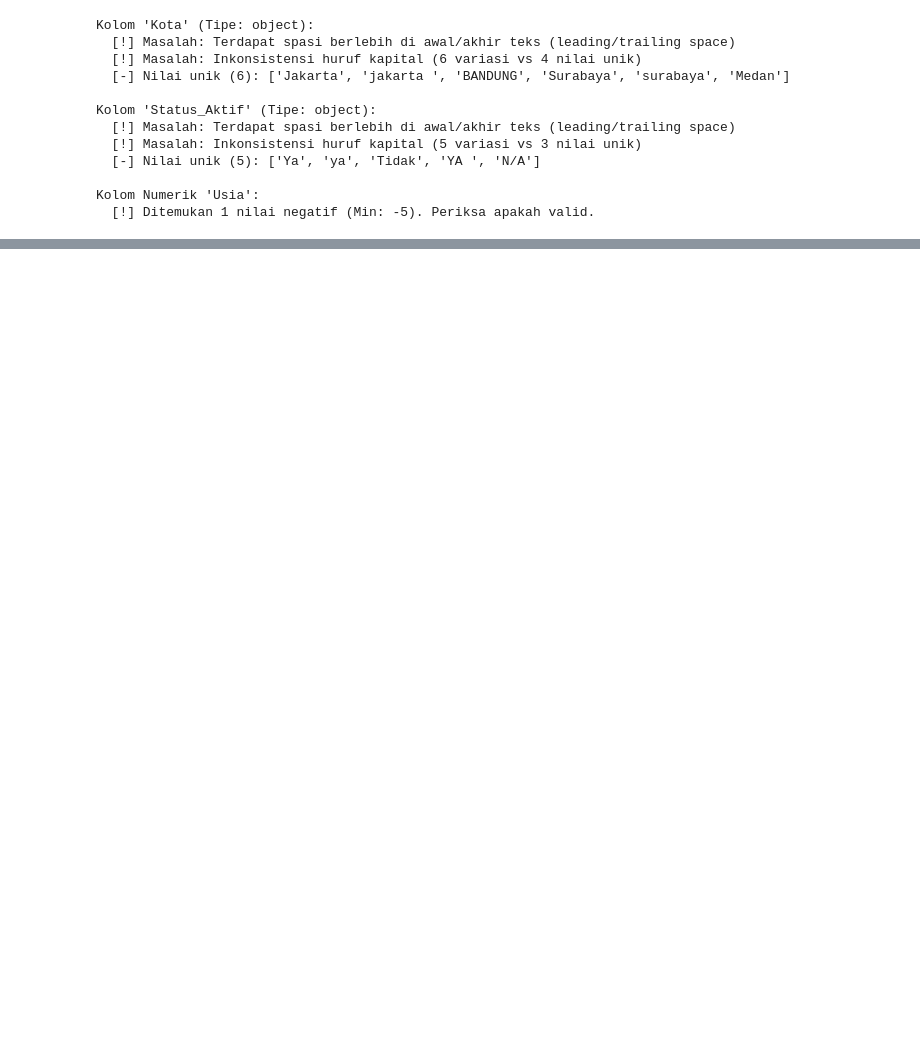
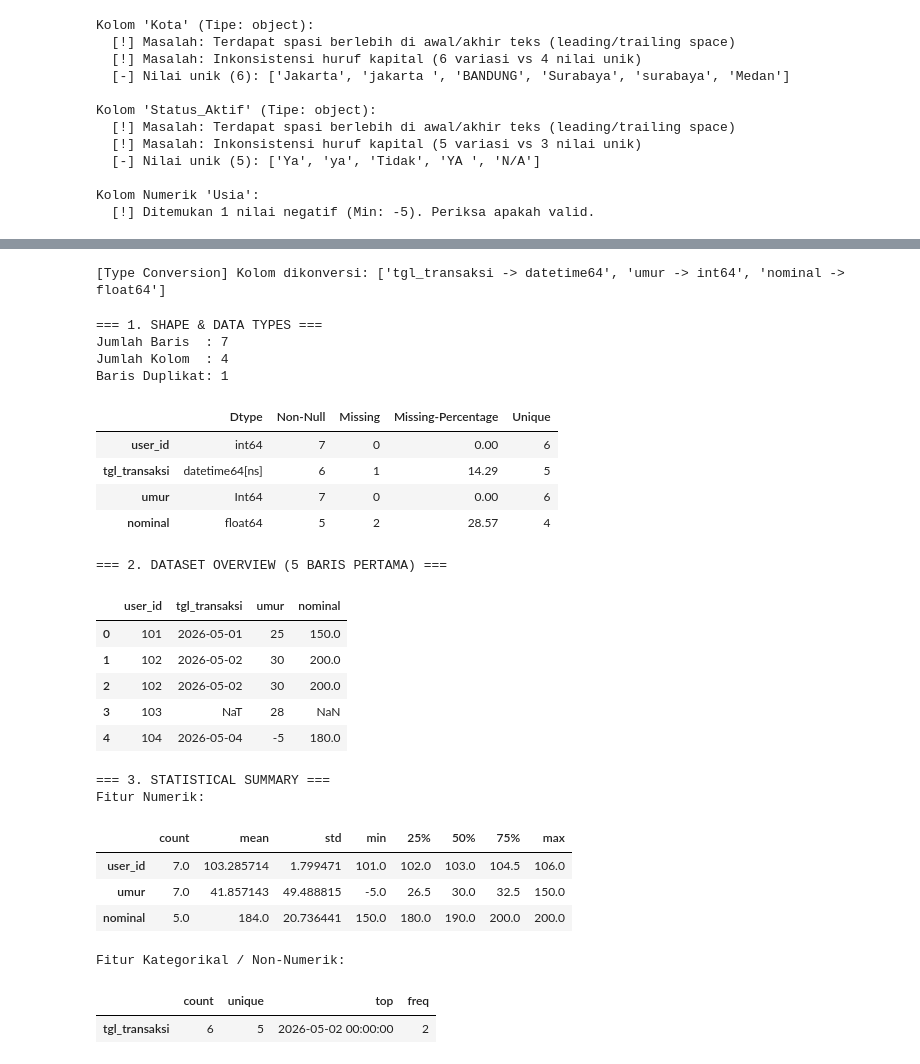
Before and after one commit to HafidzAfrieno/Artificial_Intelligence_Laboratory, a Jupyter notebook: projects/machine-learning/heart-disease-risk-classification/model/notebooks/02_data_preprocessing.ipynb, the cells around one changed output, grey strips where cells are left out. Drawn from its saved outputs; the diff is of its cells as text; code cells hidden in the pictures; blank space fills up the shorter version.

```diff
--- a/projects/machine-learning/heart-disease-risk-classification/model/notebooks/02_data_preprocessing.ipynb
+++ b/projects/machine-learning/heart-disease-risk-classification/model/notebooks/02_data_preprocessing.ipynb
@@ -71,3 +70,11 @@ Kolom 'Status_Aktif' (Tipe: object):
 
 Kolom Numerik 'Usia':
   [!] Ditemukan 1 nilai negatif (Min: -5). Periksa apakah valid.
+# %%
+raw_df = pd.DataFrame({
+    'user_id': [101, 102, 102, 103, 104, 105, 106],
+    'tgl_transaksi': ['2026-05-01', '2026-05-02', '2026-05-02', 'salah_format', '2026-05-04', '2026-05-05', '2026-05-06'],
+    'umur': ['25', '30', '30', '28', '-5', '35', '150'],                 # -5 dan 150 tidak masuk akal secara konteks
+    'nominal': ['Rp 150.000', 'Rp 200.000', 'Rp 200.000', None, 'Rp 180.000', 'Rp 190.000', 'Rp 9.500.000']
+})
+data_understanding(df=raw_df,cat_threshold=threshold)
@@ -73,0 +107,32 @@ Kolom Numerik 'Usia':
+# %%
+df_clean = convert_data_types(df=raw_df,dtype_map={'umur':'int64','nominal':'float64'},date_cols=['tgl_transaksi'])
+# %% [output]
+[Type Conversion] Kolom dikonversi: ['tgl_transaksi -> datetime64', 'umur -> int64', 'nominal -> float64']
+# %%
+data_understanding(df=df_clean,cat_threshold=threshold)
+# %% [output]
+=== 1. SHAPE & DATA TYPES ===
+Jumlah Baris  : 7
+Jumlah Kolom  : 4
+Baris Duplikat: 1
+|  | Dtype | Non-Null | Missing | Missing-Percentage | Unique |
+| user_id | int64 | 7 | 0 | 0.00 | 6 |
+| tgl_transaksi | datetime64[ns] | 6 | 1 | 14.29 | 5 |
+| umur | Int64 | 7 | 0 | 0.00 | 6 |
+| nominal | float64 | 5 | 2 | 28.57 | 4 |
+=== 2. DATASET OVERVIEW (5 BARIS PERTAMA) ===
+|  | user_id | tgl_transaksi | umur | nominal |
+| 0 | 101 | 2026-05-01 | 25 | 150.0 |
+| 1 | 102 | 2026-05-02 | 30 | 200.0 |
+| 2 | 102 | 2026-05-02 | 30 | 200.0 |
+| 3 | 103 | NaT | 28 | NaN |
+| 4 | 104 | 2026-05-04 | -5 | 180.0 |
+=== 3. STATISTICAL SUMMARY ===
+Fitur Numerik:
+|  | count | mean | std | min | 25% | 50% | 75% | max |
+| user_id | 7.0 | 103.285714 | 1.799471 | 101.0 | 102.0 | 103.0 | 104.5 | 106.0 |
+| umur | 7.0 | 41.857143 | 49.488815 | -5.0 | 26.5 | 30.0 | 32.5 | 150.0 |
+| nominal | 5.0 | 184.0 | 20.736441 | 150.0 | 180.0 | 190.0 | 200.0 | 200.0 |
+Fitur Kategorikal / Non-Numerik:
+|  | count | unique | top | freq |
+| tgl_transaksi | 6 | 5 | 2026-05-02 00:00:00 | 2 |
```
Also changed, not shown: parts of 11 cells of this notebook, 3 other files.
